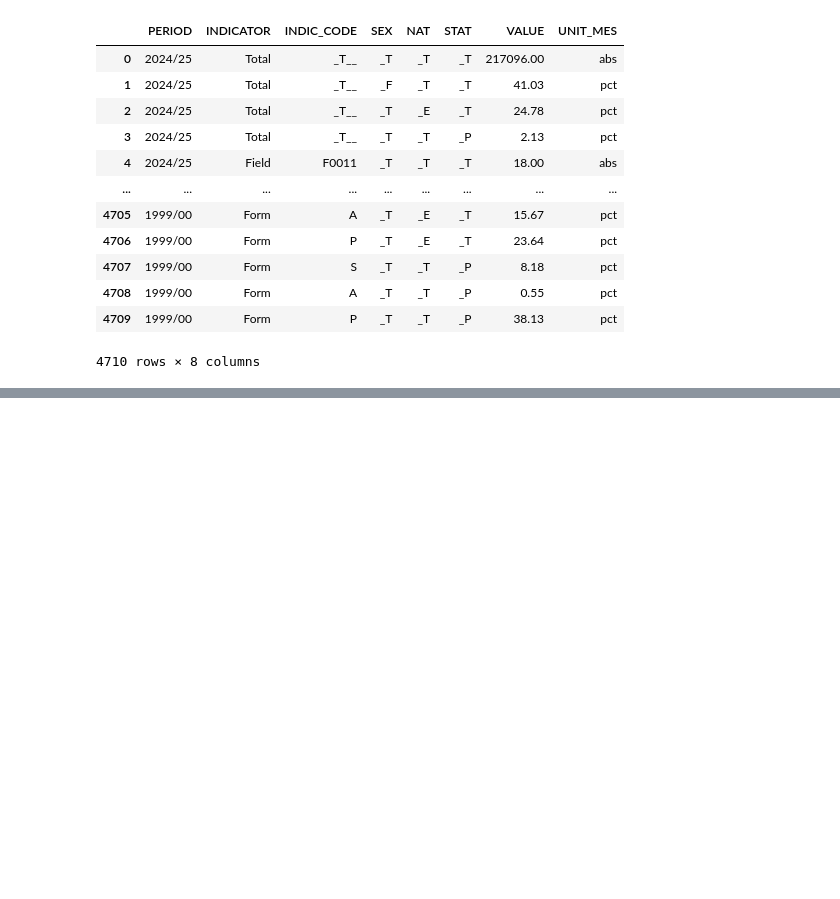
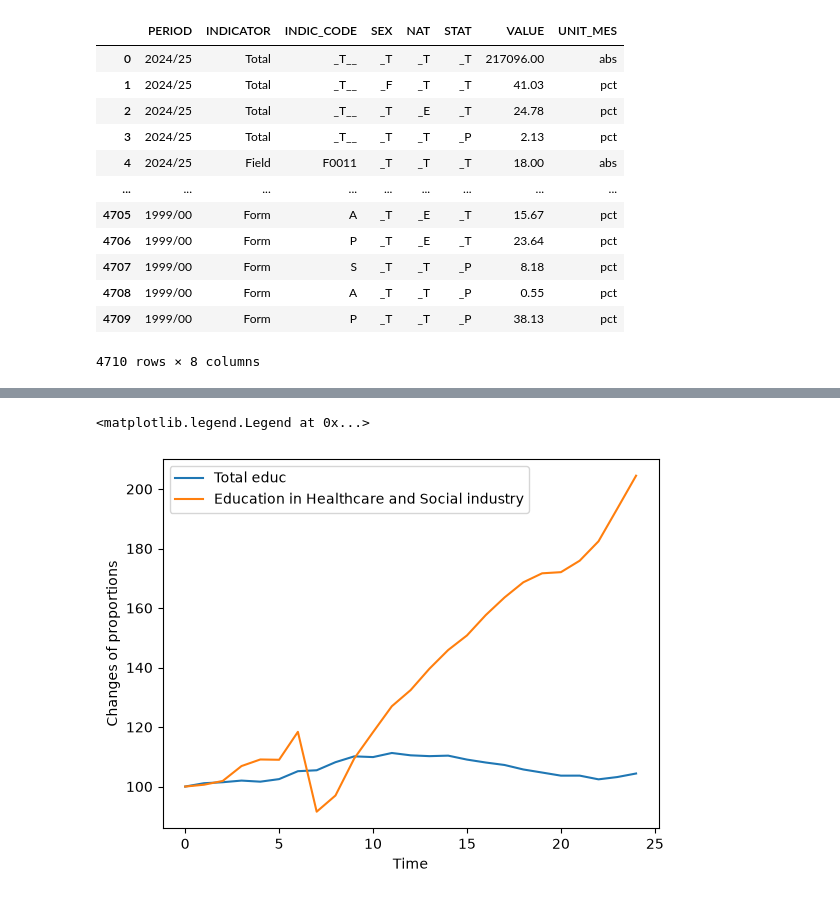
Before and after one commit to anxetxe/Data-Analysis-with-Python-HS2026, a Jupyter notebook: Project Education/data_wrangling_educ.ipynb, the cells around one changed output, grey strips where cells are left out. Drawn from its saved outputs; the diff is of its cells as text; code cells hidden in the pictures; blank space fills up the shorter version.

```diff
--- a/Project Education/data_wrangling_educ.ipynb
+++ b/Project Education/data_wrangling_educ.ipynb
@@ -33,0 +155,5 @@ AttributeError: 'Series' object has no attribute 'columns'
+# %%
+data = ((data[data["NAT"] == "T"])) #dropping irrelevant datapoints
+data = ((data[data["STAT"] == "T"]))
+data = ((data[data["SEX"] == "T"]))
+data
@@ -33,0 +174,2 @@ AttributeError: 'Series' object has no attribute 'columns'
+# %%
+data = ((data[data["UNIT_MES"] == "abs"])) #for the moment I only want to look at absolute values
@@ -33,0 +288,17 @@ AttributeError: 'Series' object has no attribute 'columns'
+# %%
+#looking at changes over time
+
+
+#t_index = t_sum / t_sum.i * 100  --> does not work bc location was missing
+#f09_index = f09_sum / f09_sum.i * 100
+t_index = t_sum / t_sum.iloc[0] * 100 #normalizing over time
+f09_index = f09_sum / f09_sum.iloc[0] * 100
+
+plt.plot(t_index.index, t_index, label="Total educ")
+plt.plot(f09_index.index, f09_index, label="Education in Healthcare and Social industry")
+plt.xlabel("Time")
+plt.ylabel("Changes of proportions")
+plt.legend()
+# %% [output]
+<matplotlib.legend.Legend at 0x...>
+[figure, added]
```
Also changed, not shown: parts of 16 cells of this notebook.
